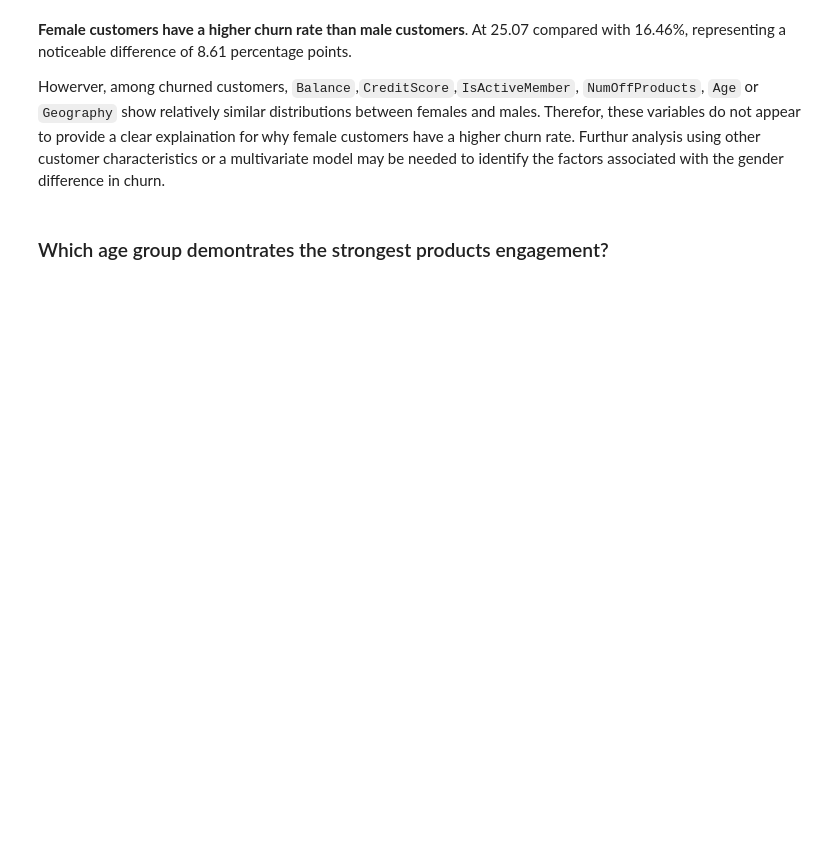
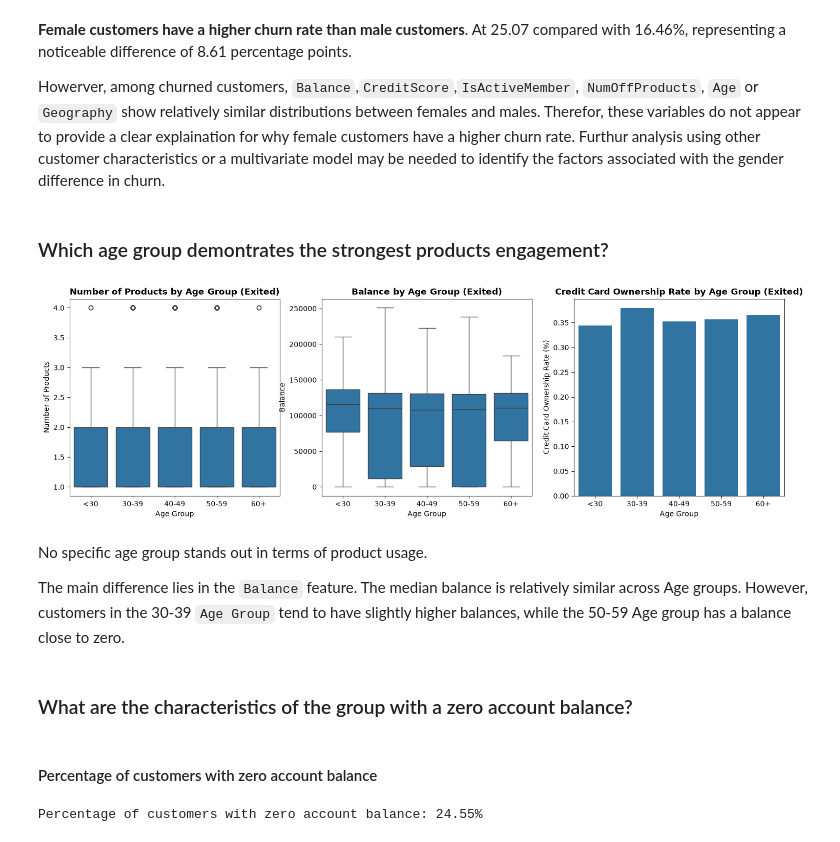
Before and after one commit to ppthanhtuyen-create/bank-customer-churn-analysis, a Jupyter notebook: data_understanding.ipynb, the cells around one changed output. Drawn from its saved outputs; the diff is of its cells as text; code cells hidden in the pictures; blank space fills up the shorter version.

```diff
--- a/data_understanding.ipynb
+++ b/data_understanding.ipynb
@@ -1943,3 +1943,59 @@ Passing `palette` without assigning `hue` is deprecated and will be removed in v
 Howerver, among churned customers, `Balance`,`CreditScore`,`IsActiveMember`, `NumOffProducts`, `Age` or `Geography`  show relatively similar distributions between females and males. Therefor, these variables do not appear to provide a clear explaination for why female customers have a higher churn rate. Furthur analysis using other customer characteristics or a multivariate model may be needed to identify the factors associated with the gender difference in churn.
 # %% [markdown]
 ### Which age group demontrates the strongest products engagement?
+# %%
+# NumOffProducts by Age group
+fig, ax = plt.subplots(1, 3, figsize=(18, 5))
+
+sns.boxplot(
+    data=df_churned,
+    x="AgeGroup",
+    y="NumOfProducts",
+    ax=ax[0]
+)
+
+ax[0].set_title("Number of Products by Age Group (Exited)", weight="bold")
+ax[0].set_xlabel("Age Group")
+ax[0].set_ylabel("Number of Products")
+
+# Account Balance by Age Group
+sns.boxplot(
+    data=df_churned,
+    x="AgeGroup",
+    y="Balance",
+    ax=ax[1]
+)
+
+ax[1].set_title("Balance by Age Group (Exited)", weight="bold")
+ax[1].set_xlabel("Age Group")
+ax[1].set_ylabel("Balance")
+
+# Creditcard ownership rate by Age Group
+card_rate = df_churned.groupby("AgeGroup")["HasCrCard"].apply(lambda x: x.astype(int).mean()).reset_index()
+
+sns.barplot(
+    data=card_rate,
+    x="AgeGroup",
+    y="HasCrCard",
+    ax=ax[2]
+)
+
+plt.title("Credit Card Ownership Rate by Age Group (Exited)", weight="bold")
+plt.xlabel("Age Group")
+plt.ylabel("Credit Card Ownership Rate (%)")
+plt.show()
+# %% [output]
+[figure, added]
+# %% [markdown]
+No specific age group stands out in terms of product usage.
+
+The main difference lies in the `Balance` feature. The median balance is relatively similar across Age groups. However, customers in the 30-39 `Age Group` tend to have slightly higher balances, while the 50-59 Age group has a balance close to zero.
+# %% [markdown]
+### What are the characteristics of the group with a zero account balance?
+# %% [markdown]
+#### Percentage of customers with zero account balance
+# %%
+zero_balance_pct = (df_churned['Balance'] == 0).mean() * 100
+print(f"Percentage of customers with zero account balance: {zero_balance_pct:.2f}%")
+# %% [output]
+Percentage of customers with zero account balance: 24.55%
```
Also changed, not shown: parts of 11 cells of this notebook, 1 other file.
